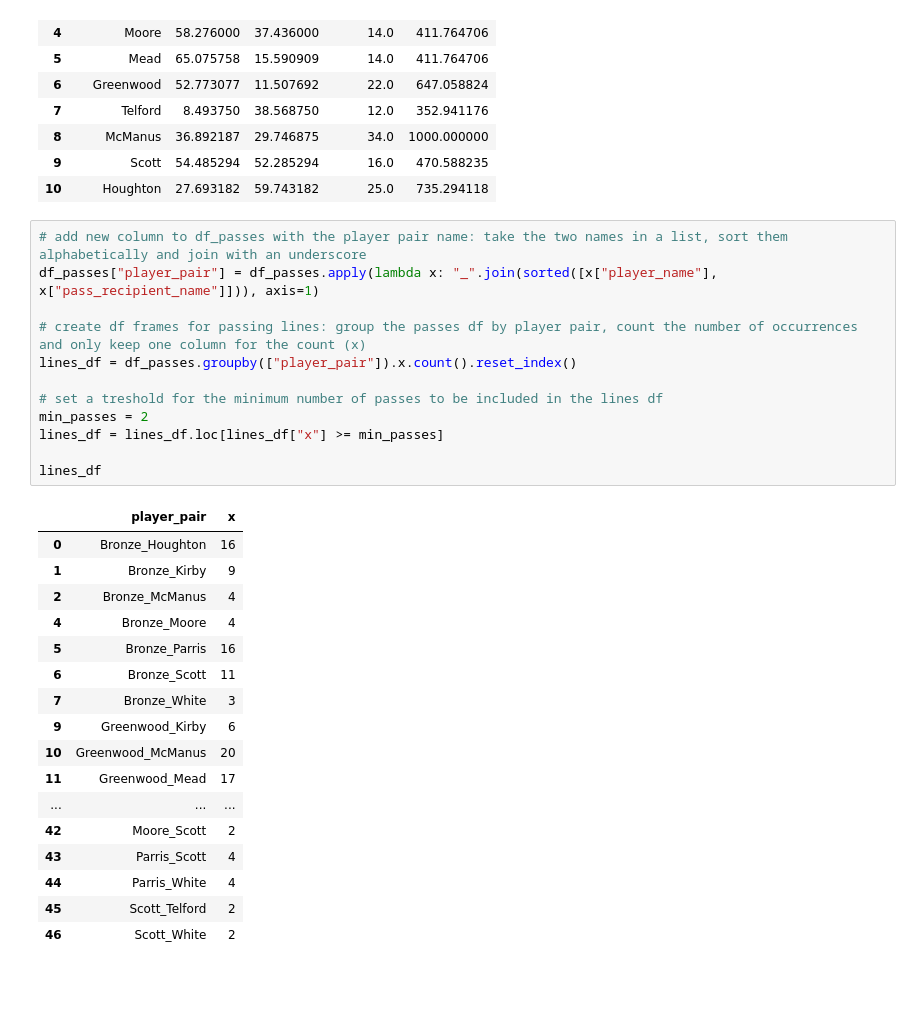
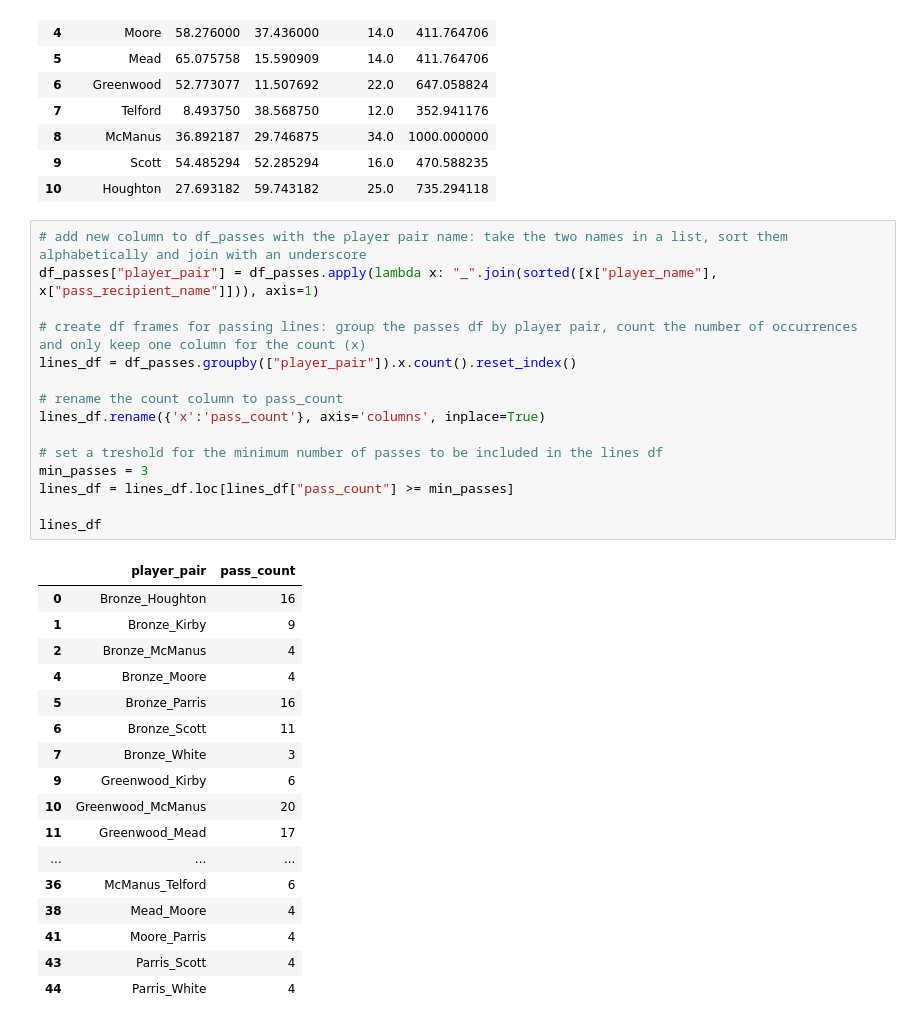
Before and after one commit to MarijnSt/soccermatics, a Jupyter notebook: 1-event-data/1-3-passing-networks.ipynb, the cells around one changed output. Drawn from its saved outputs; the diff is of its cells as text; blank space fills up the shorter version.

```diff
--- a/1-event-data/1-3-passing-networks.ipynb
+++ b/1-event-data/1-3-passing-networks.ipynb
@@ -77,17 +77,20 @@ scatter_df
 # %%
 # add new column to df_passes with the player pair name: take the two names in a list, sort them alphabetically and join with an underscore
 df_passes["player_pair"] = df_passes.apply(lambda x: "_".join(sorted([x["player_name"], x["pass_recipient_name"]])), axis=1)
 
 # create df frames for passing lines: group the passes df by player pair, count the number of occurrences and only keep one column for the count (x)
 lines_df = df_passes.groupby(["player_pair"]).x.count().reset_index()
 
+# rename the count column to pass_count
+lines_df.rename({'x':'pass_count'}, axis='columns', inplace=True)
+
 # set a treshold for the minimum number of passes to be included in the lines df
-min_passes = 2
-lines_df = lines_df.loc[lines_df["x"] >= min_passes]
+min_passes = 3
+lines_df = lines_df.loc[lines_df["pass_count"] >= min_passes]
 
 lines_df
 # %% [output]
-|  | player_pair | x |
+|  | player_pair | pass_count |
 | 0 | Bronze_Houghton | 16 |
 | 1 | Bronze_Kirby | 9 |
 | 2 | Bronze_McManus | 4 |
@@ -99,11 +102,11 @@ lines_df
 | 10 | Greenwood_McManus | 20 |
 | 11 | Greenwood_Mead | 17 |
 | ... | ... | ... |
-| 42 | Moore_Scott | 2 |
+| 36 | McManus_Telford | 6 |
+| 38 | Mead_Moore | 4 |
+| 41 | Moore_Parris | 4 |
 | 43 | Parris_Scott | 4 |
 | 44 | Parris_White | 4 |
-| 45 | Scott_Telford | 2 |
-| 46 | Scott_White | 2 |
 # %%
 # draw pitch
 pitch = Pitch(line_color="grey")
```
Also changed, not shown: parts of 2 cells of this notebook.
